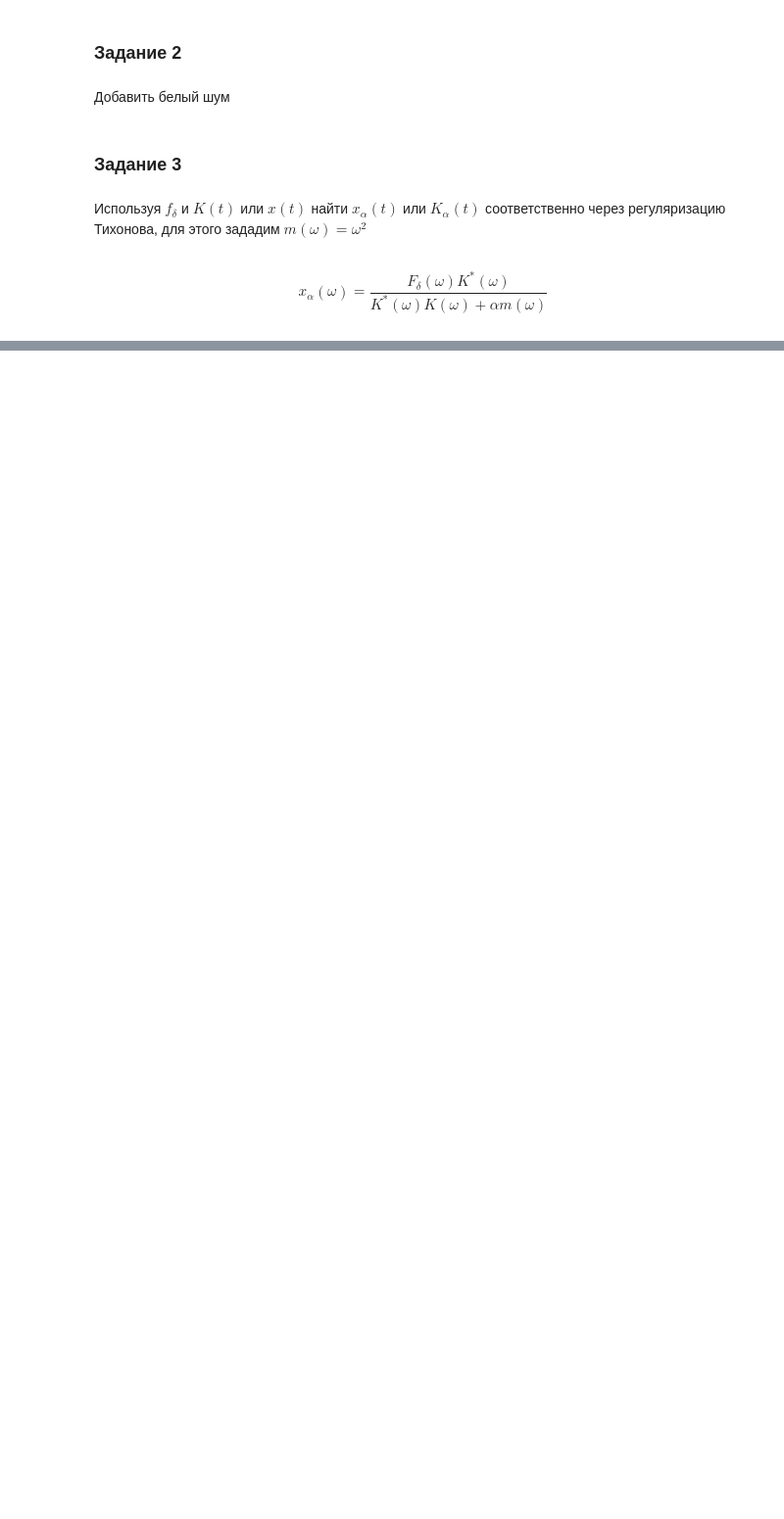
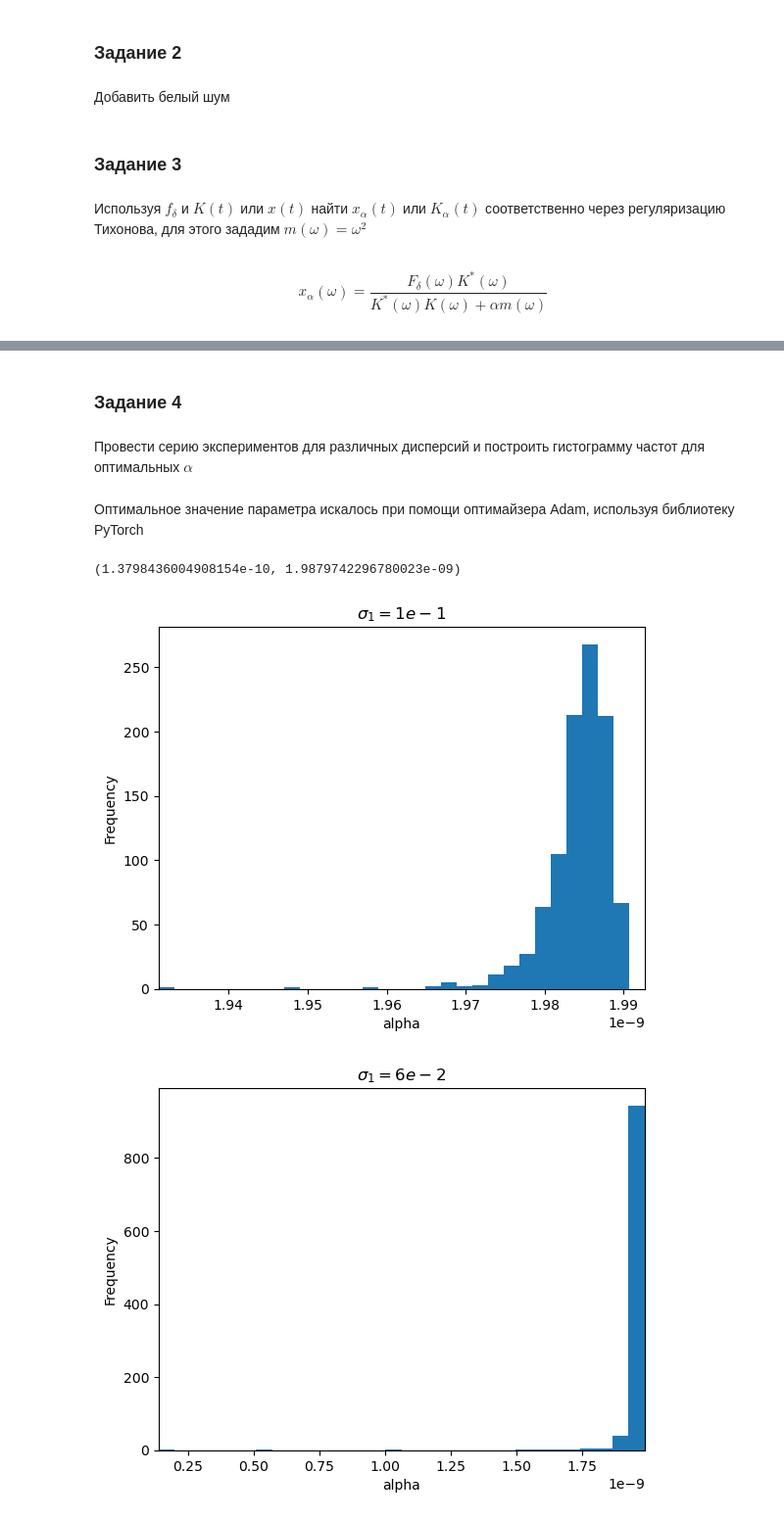
Before and after one commit to EHAT32/inverse, a Jupyter notebook: 23_9/lab_conv.ipynb, the cells around one changed output, grey strips where cells are left out. Shown at 98% size. Saved outputs shown, nothing was run; the diff lists cells and outputs as text; code cells hidden in the pictures; blank space fills up the shorter version.

```diff
--- a/23_9/lab_conv.ipynb
+++ b/23_9/lab_conv.ipynb
@@ -71,0 +72,26 @@ plt.plot(t_ax, x_t(t_ax))
+# %% [markdown]
+### Задание 4
+# %% [markdown]
+Провести серию экспериментов для различных дисперсий и построить гистограмму частот для оптимальных $\alpha$
+# %% [markdown]
+Оптимальное значение параметра искалось при помощи оптимайзера Adam, используя библиотеку PyTorch
+# %%
+sigma_1e_1 = np.load('D:/python/inverse/23_9/sigma_1e_1.npy')
+sigma_6e_2 = np.load('D:/python/inverse/23_9/sigma_6e_2.npy')
+# %%
+plt.figure(1)
+plt.title('$\sigma_1 = 1e-1$')
+plt.hist(sigma_1e_1, bins = 30)
+plt.xlabel('alpha')
+plt.ylabel('Frequency')
+plt.xlim((np.min(sigma_1e_1)), np.max(sigma_1e_1) * 1.001)
+plt.figure(2)
+plt.title('$\sigma_1 = 6e-2$')
+plt.hist(sigma_6e_2, bins = 30)
+plt.xlabel('alpha')
+plt.ylabel('Frequency')
+plt.xlim((np.min(sigma_6e_2)), np.max(sigma_6e_2))
+# %% [output]
+(1.3798436004908154e-10, 1.9879742296780023e-09)
+[figure, added]
+[figure, added]
```
Also changed, not shown: parts of 2 cells of this notebook, 4 other files.
